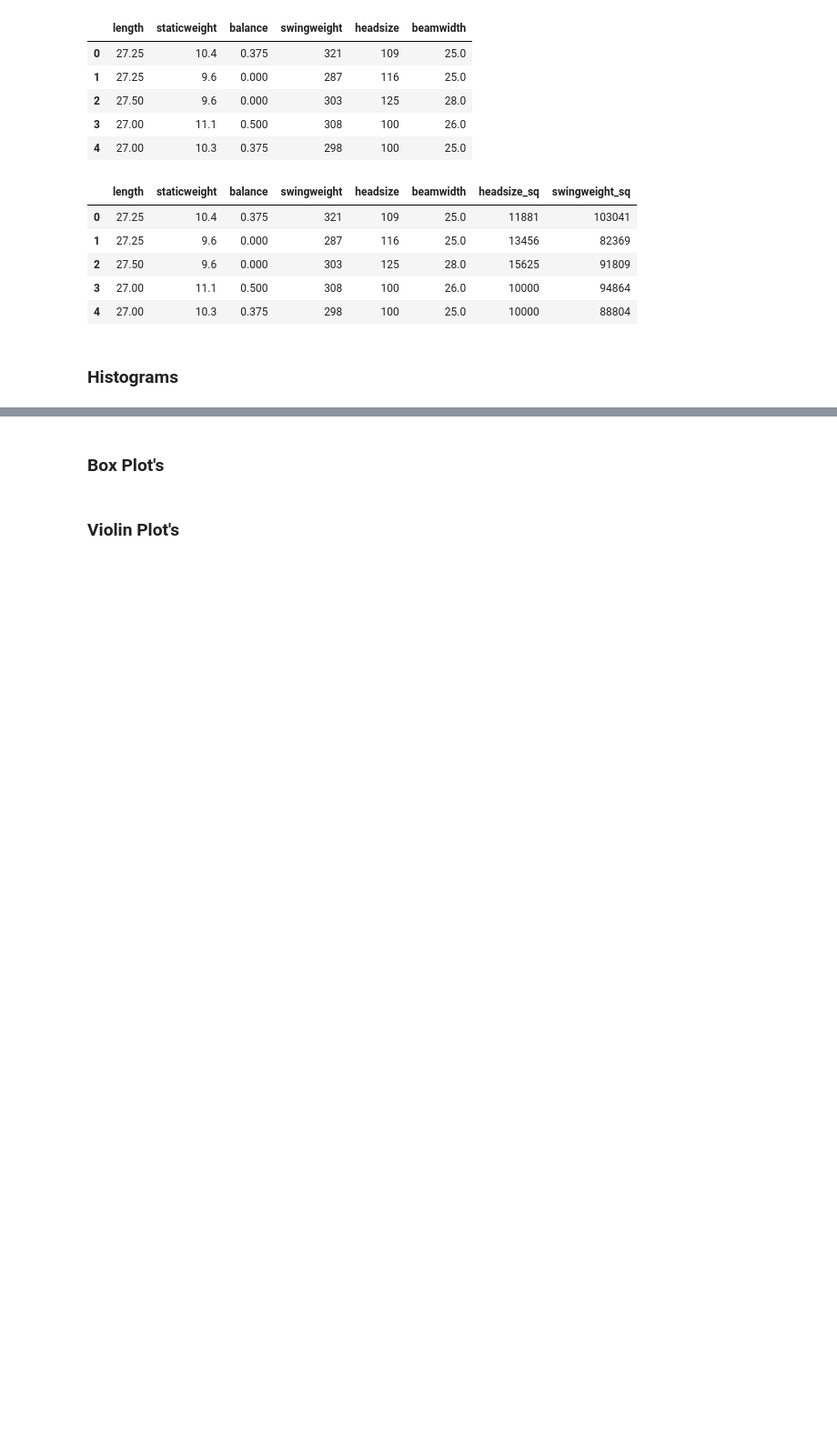
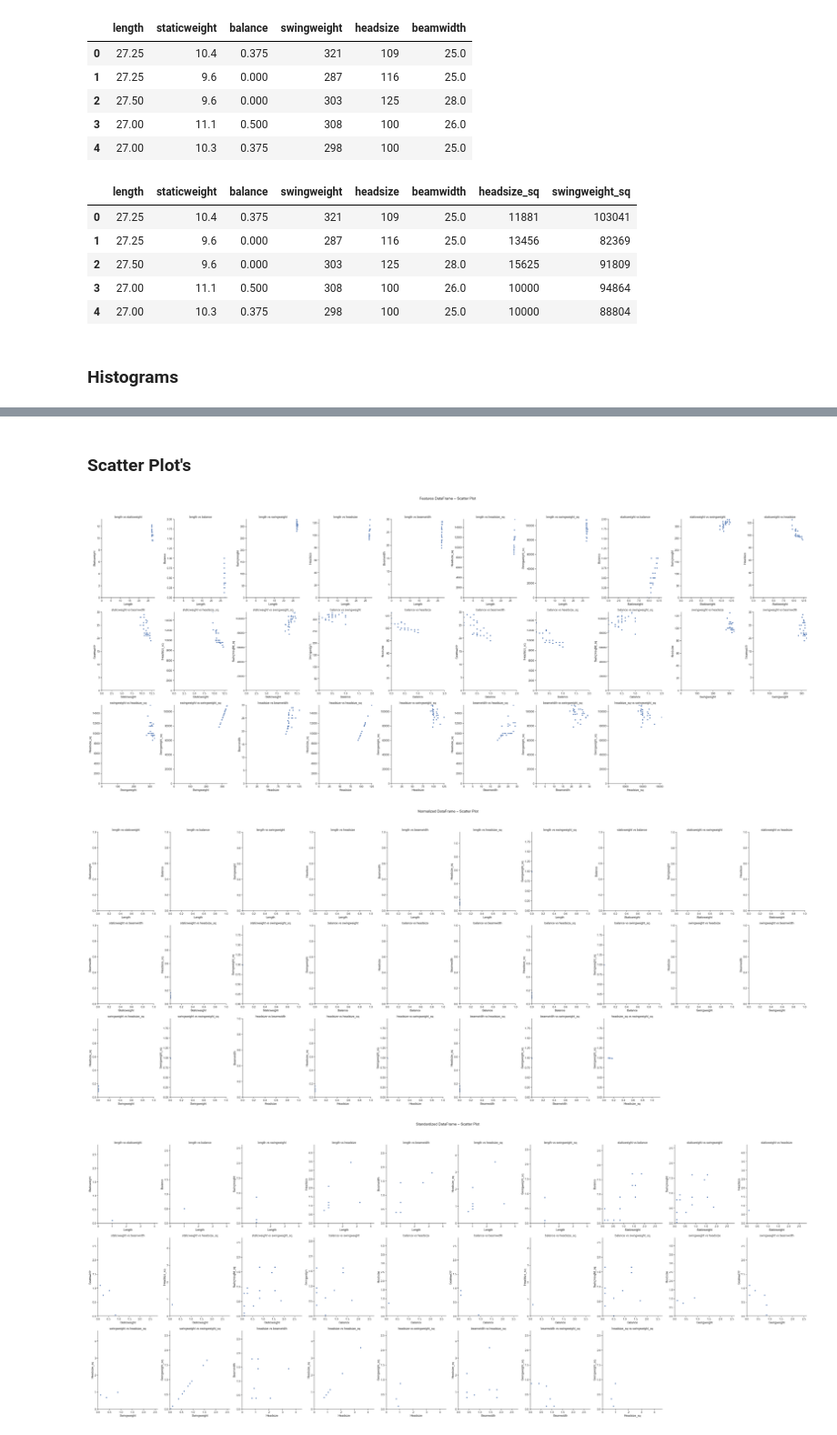
Before and after one commit to eagereconomist/kmeans, a Jupyter notebook: notebooks/tennis_racquet_eda.ipynb, the cells around one changed output, grey strips where cells are left out. Shown at 91% size. Saved outputs shown, nothing was run; the diff lists cells and outputs as text; code cells hidden in the pictures; blank space fills up the shorter version.

```diff
--- a/notebooks/tennis_racquet_eda.ipynb
+++ b/notebooks/tennis_racquet_eda.ipynb
@@ -564,4 +565,44 @@ for name, data in dfs:
 # %% [markdown]
-### Box Plot's
+### Scatter Plot's
-# %% [markdown]
-### Violin Plot's
+# %%
+for name, data in dfs:
+    num_cols = data.select_dtypes("number").columns.tolist()
+    # every unique (x, y) pair without repeats or self-pairs
+    pairs = list(itertools.combinations(num_cols, 2))
+    if not pairs:
+        continue
+
+    n = len(pairs)
+    ncols = 10                      # choose the look you like
+    nrows = math.ceil(n / ncols)
+
+    fig, axes = plt.subplots(
+        nrows, ncols,
+        figsize=(5 * ncols, 7 * nrows),
+        sharex=False, sharey=False,
+        constrained_layout=True,
+    )
+    axes = axes.flatten()
+
+    for ax, (x_col, y_col) in zip(axes, pairs):
+        scatter_plot(
+            df=data,
+            x_axis=x_col,
+            y_axis=y_col,
+            output_path=Path(),    # dummy – save=False means it isn’t used
+            save=False,
+            ax=ax,
+        )
+        ax.set_title(f"{x_col} vs {y_col}")
+
+    # hide unused axes
+    for ax in axes[n:]:
+        ax.set_visible(False)
+
+    plt.suptitle(f"{name} DataFrame – Scatter Plot", fontsize=18)
+    plt.tight_layout(rect=[0, 0, 1, 0.95])
+    plt.show()
+# %% [output]
+[figure, added]
+[figure, added]
+[figure, added]
```
Also changed, not shown: parts of 11 cells of this notebook.
